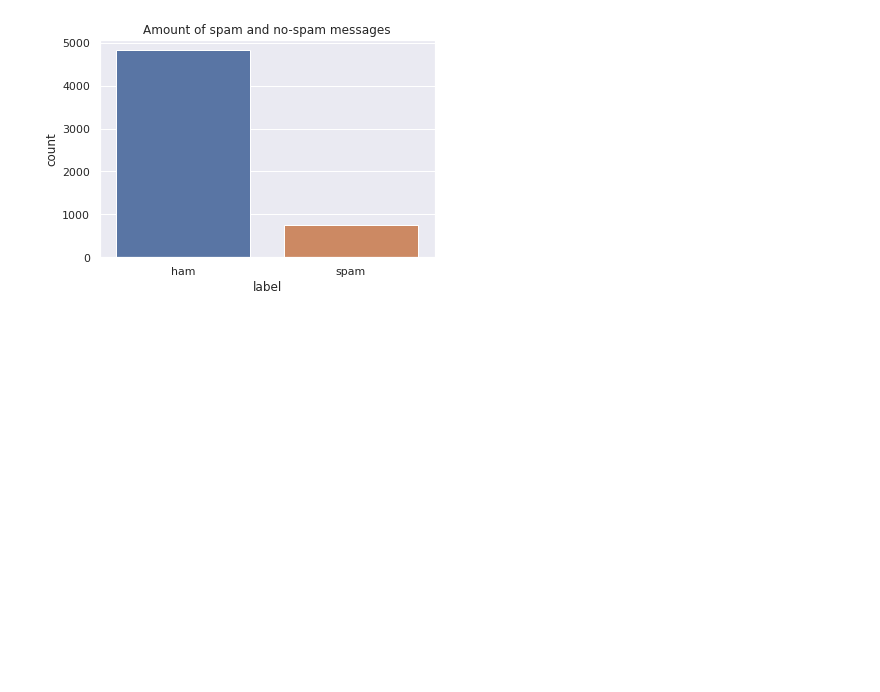
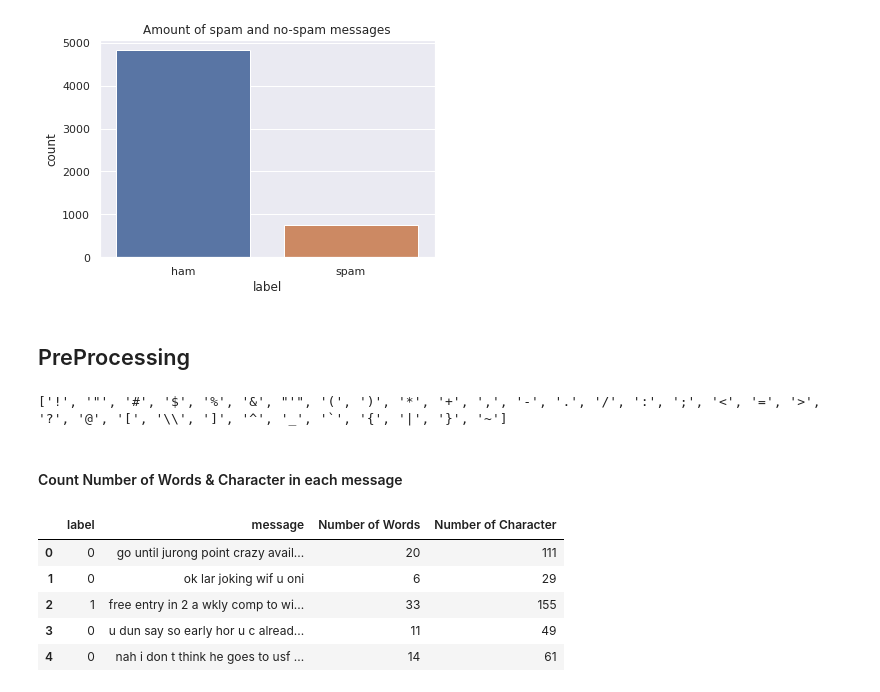
Before and after one commit to mojtabaSefidi/Spam-Message-Recognition, a Jupyter notebook: Spam_Message_Recognition.ipynb, the cells around one changed output. Saved outputs shown, nothing was run; the diff lists cells and outputs as text; code cells hidden in the pictures; blank space fills up the shorter version.

```diff
--- a/Spam_Message_Recognition.ipynb
+++ b/Spam_Message_Recognition.ipynb
@@ -52,3 +52,23 @@ sn.countplot(data = sms_dataset, x= sms_dataset["label"]).set_title("Amount of s
 plt.show()
 # %% [output]
 [figure]
+# %% [markdown]
+## PreProcessing
+# %%
+
+print(list(punctuation))
+
+def lowercase_strip(string):
+    for sign in list (punctuation):
+        string = string.lower().replace(sign," ")
+    return string
+
+def word_count(string):
+    return len(string.split())
+
+def char_count(string):
+    return len(list(string))
+# %% [output]
+['!', '"', '#', '$', '%', '&', "'", '(', ')', '*', '+', ',', '-', '.', '/', ':', ';', '<', '=', '>', '?', '@', '[', '\\', ']', '^', '_', '`', '{', '|', '}', '~']
+# %% [markdown]
+#### Count Number of Words & Character in each message
@@ -54,0 +80,9 @@ plt.show()
+# %%
+sms_dataset.head()
+# %% [output]
+|  | label | message | Number of Words | Number of Character |
+| 0 | 0 | go until jurong point crazy avail... | 20 | 111 |
+| 1 | 0 | ok lar joking wif u oni | 6 | 29 |
+| 2 | 1 | free entry in 2 a wkly comp to wi... | 33 | 155 |
+| 3 | 0 | u dun say so early hor u c alread... | 11 | 49 |
+| 4 | 0 | nah i don t think he goes to usf ... | 14 | 61 |
```
Also changed, not shown: parts of 7 cells of this notebook.
